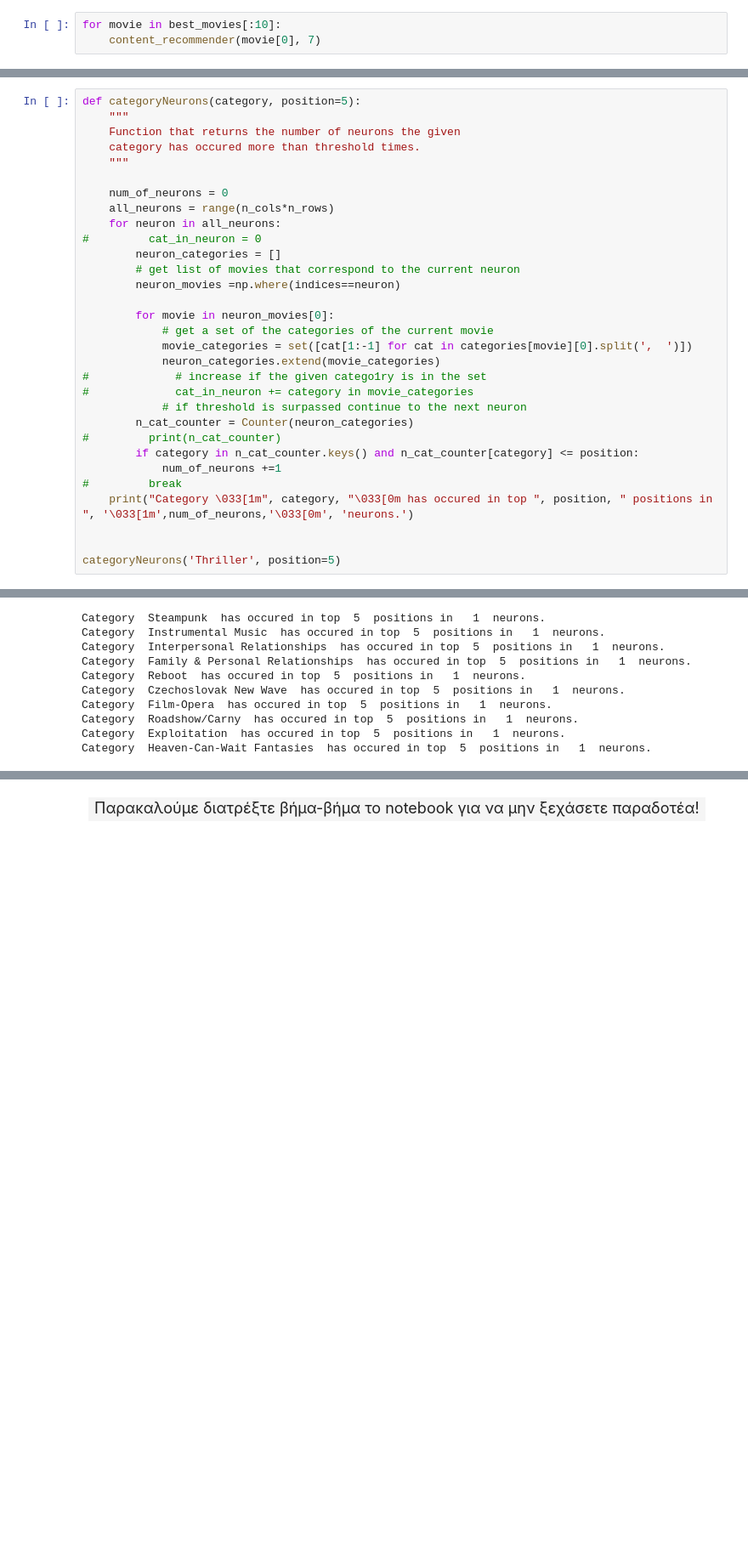
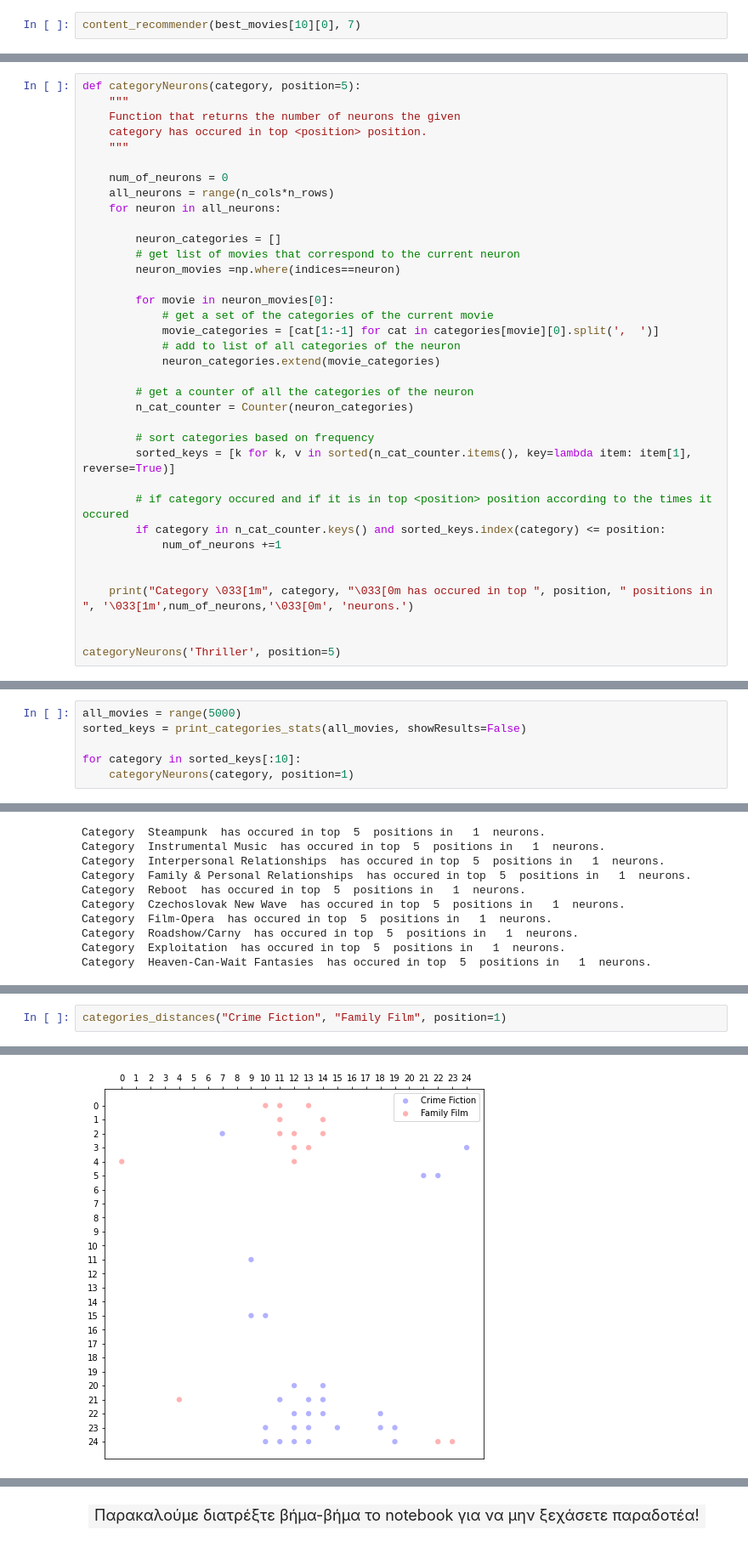
Before and after one commit to jkalogero/Neural-Networks, a Jupyter notebook: Lab_2/Lab_2.ipynb, the cells around one changed output, grey strips where cells are left out. Shown at 85% size. Cells and saved outputs as stored; diff of their text form; blank space fills up the shorter version.

```diff
--- a/Lab_2/Lab_2.ipynb
+++ b/Lab_2/Lab_2.ipynb
@@ -681,5 +971,4 @@ print(corpus_tf_idf.shape)
 # %%
-for movie in best_movies[:10]:
-    content_recommender(movie[0], 7)
+content_recommender(best_movies[10][0], 7)
 # %% [output]
   Target Movie
@@ -1115,29 +1475,34 @@ Overall Cluster Genres stats:
 def categoryNeurons(category, position=5):
     """
     Function that returns the number of neurons the given
-    category has occured more than threshold times.
+    category has occured in top <position> position.
     """
 
     num_of_neurons = 0
     all_neurons = range(n_cols*n_rows)
     for neuron in all_neurons:
-#         cat_in_neuron = 0
+
         neuron_categories = []
         # get list of movies that correspond to the current neuron
         neuron_movies =np.where(indices==neuron)
 
         for movie in neuron_movies[0]:
             # get a set of the categories of the current movie
-            movie_categories = set([cat[1:-1] for cat in categories[movie][0].split(',  ')])
+            movie_categories = [cat[1:-1] for cat in categories[movie][0].split(',  ')]
+            # add to list of all categories of the neuron
             neuron_categories.extend(movie_categories)
-#             # increase if the given catego1ry is in the set
-#             cat_in_neuron += category in movie_categories
-            # if threshold is surpassed continue to the next neuron
+
+        # get a counter of all the categories of the neuron
         n_cat_counter = Counter(neuron_categories)
-#         print(n_cat_counter)
-        if category in n_cat_counter.keys() and n_cat_counter[category] <= position:
+
+        # sort categories based on frequency
+        sorted_keys = [k for k, v in sorted(n_cat_counter.items(), key=lambda item: item[1], reverse=True)]
+
+        # if category occured and if it is in top <position> position according to the times it occured
+        if category in n_cat_counter.keys() and sorted_keys.index(category) <= position:
             num_of_neurons +=1
-#         break
+
+
     print("Category \033[1m", category, "\033[0m has occured in top ", position, " positions in ", '\033[1m',num_of_neurons,'\033[0m', 'neurons.')
 
 
@@ -1166,0 +1534,6 @@ Category  Action/Adventure  has occured in top  5  positions in   74  neurons.
+# %%
+all_movies = range(5000)
+sorted_keys = print_categories_stats(all_movies, showResults=False)
+
+for category in sorted_keys[:10]:
+    categoryNeurons(category, position=1)
@@ -1280,0 +1673,3 @@ intersection:  {(7, 0)}
+# %%
+categories_distances("Crime Fiction", "Family Film", position=1)
+# %% [output]
@@ -1280,0 +1679 @@ intersection:  {(7, 0)}
+[figure, added]
```
Also changed, not shown: parts of 62 cells of this notebook.
